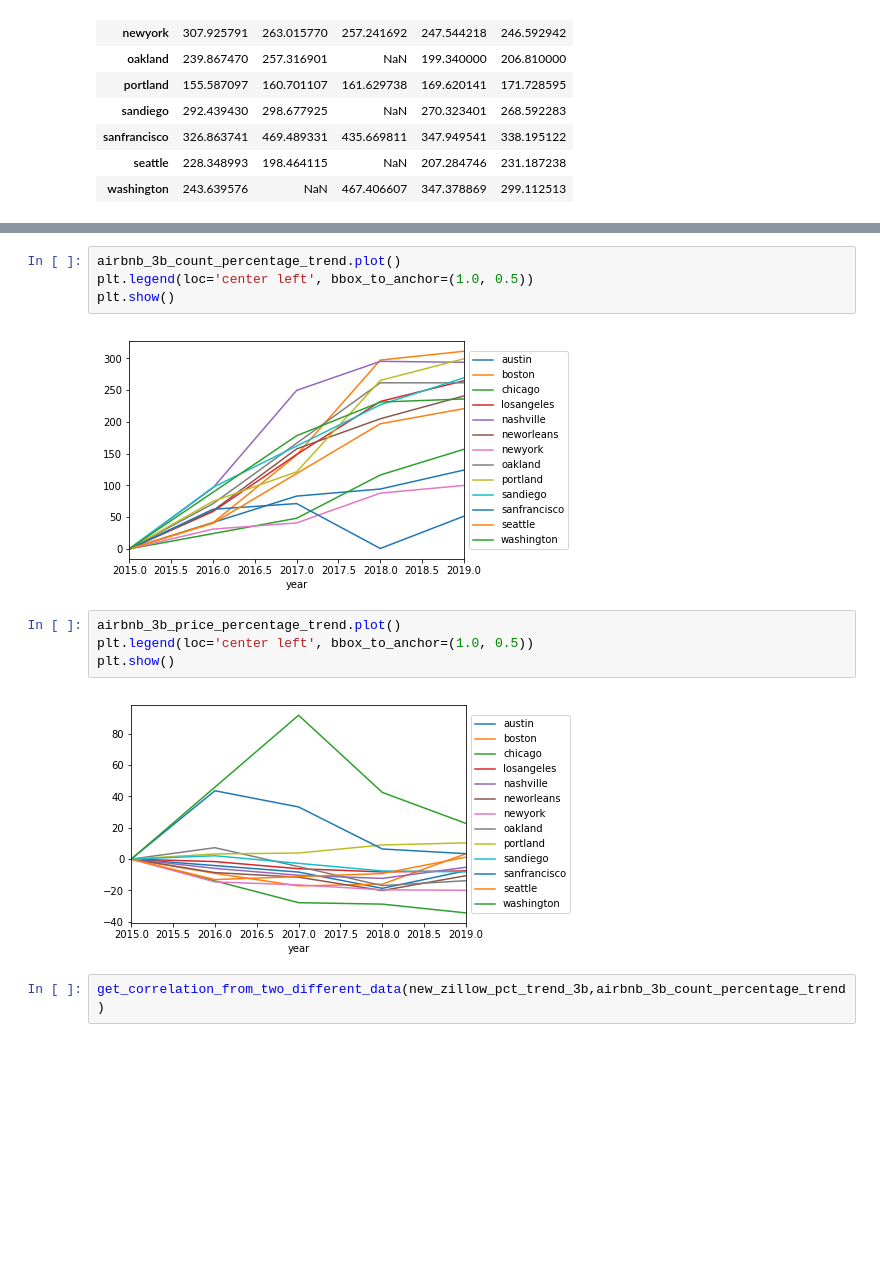
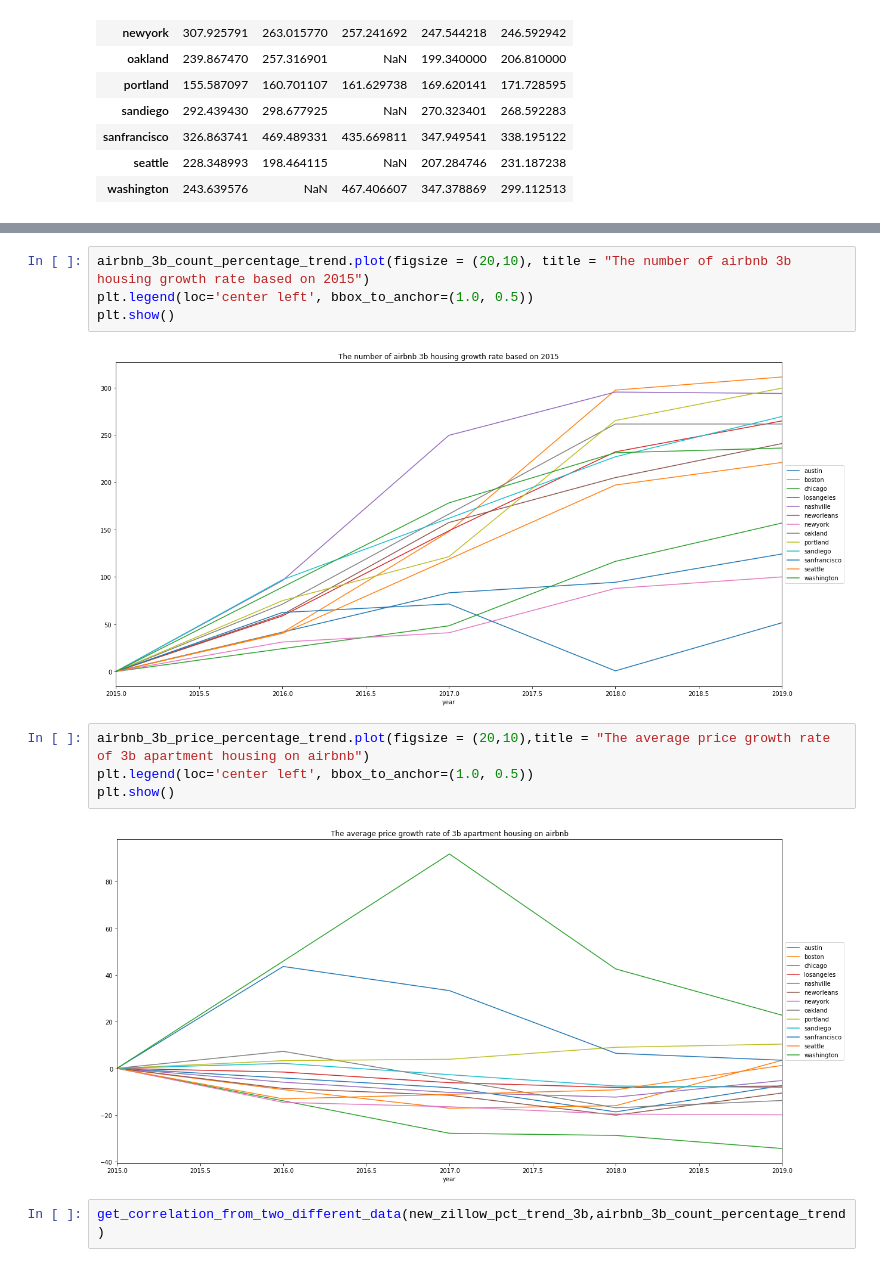
Before and after one commit to cye2277/Final_Project, a Jupyter notebook: PR_Final_project.ipynb, the cells around one changed output, grey strips where cells are left out. Drawn from its saved outputs; the diff is of its cells as text; blank space fills up the shorter version.

```diff
--- a/PR_Final_project.ipynb
+++ b/PR_Final_project.ipynb
@@ -965,17 +965,17 @@ airbnb_3b_price_percentage_trend
 | 2018 | -18.661189 | -16.016630 | -28.741051 | -8.184980 | -12.330430 | -20.073122 | -19.609131 | -16.895776 | 9.019414 | -7.562602 | ... |
 | 2019 | -7.408945 | 3.430872 | -34.359912 | -7.582191 | -5.221549 | -10.583267 | -19.918062 | -13.781556 | 10.374574 | -8.154559 | ... |
 # %%
-airbnb_3b_count_percentage_trend.plot()
+airbnb_3b_count_percentage_trend.plot(figsize = (20,10), title = "The number of airbnb 3b housing growth rate based on 2015")
 plt.legend(loc='center left', bbox_to_anchor=(1.0, 0.5))
 plt.show()
 # %% [output]
-[figure, old version]
+[figure, new version]
 # %%
-airbnb_3b_price_percentage_trend.plot()
+airbnb_3b_price_percentage_trend.plot(figsize = (20,10),title = "The average price growth rate of 3b apartment housing on airbnb")
 plt.legend(loc='center left', bbox_to_anchor=(1.0, 0.5))
 plt.show()
 # %% [output]
-[figure, old version]
+[figure, new version]
 # %%
 get_correlation_from_two_different_data(new_zillow_pct_trend_3b,airbnb_3b_count_percentage_trend)
 # %% [output]
```
Also changed, not shown: parts of 7 cells of this notebook.
